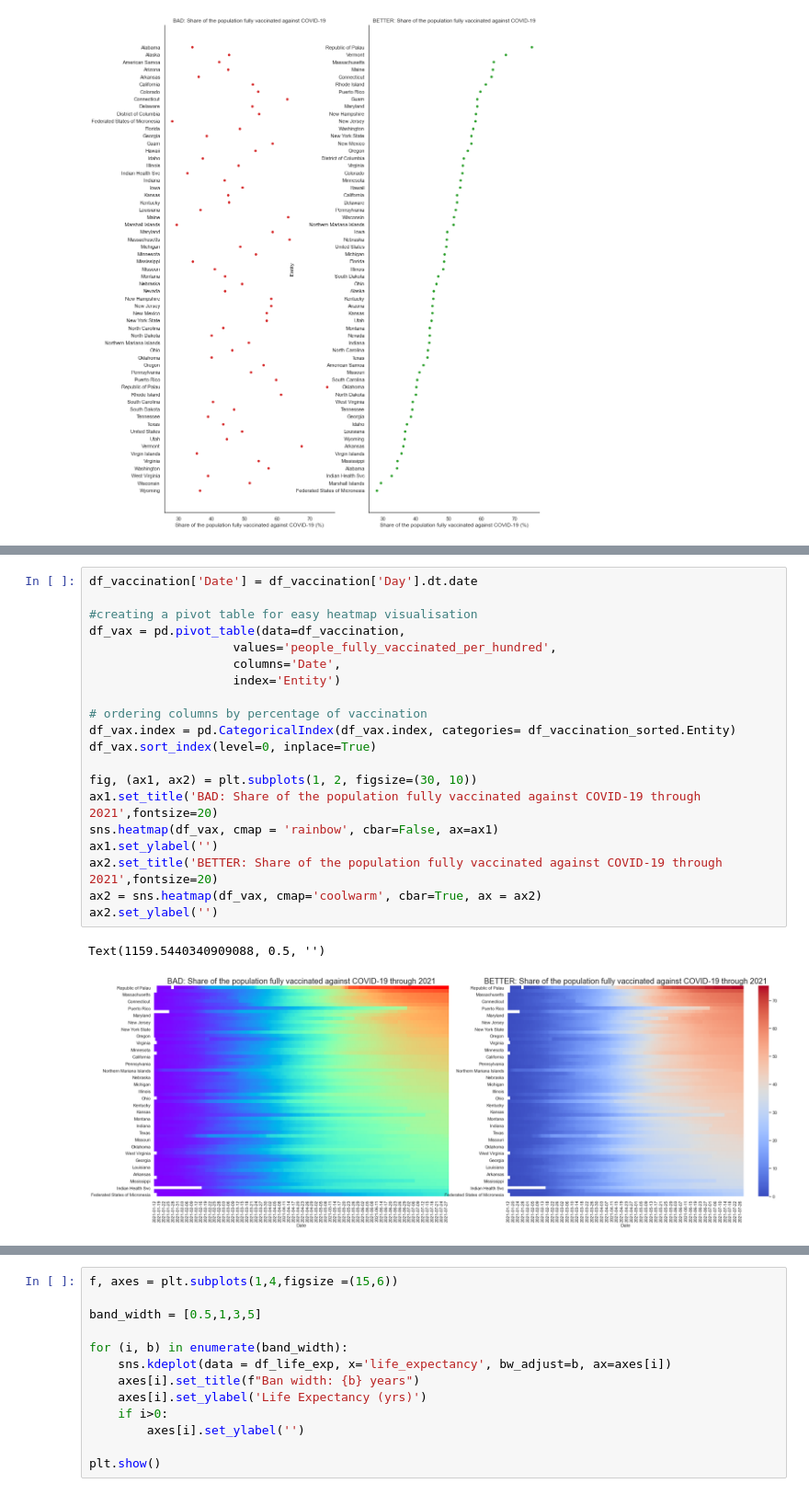
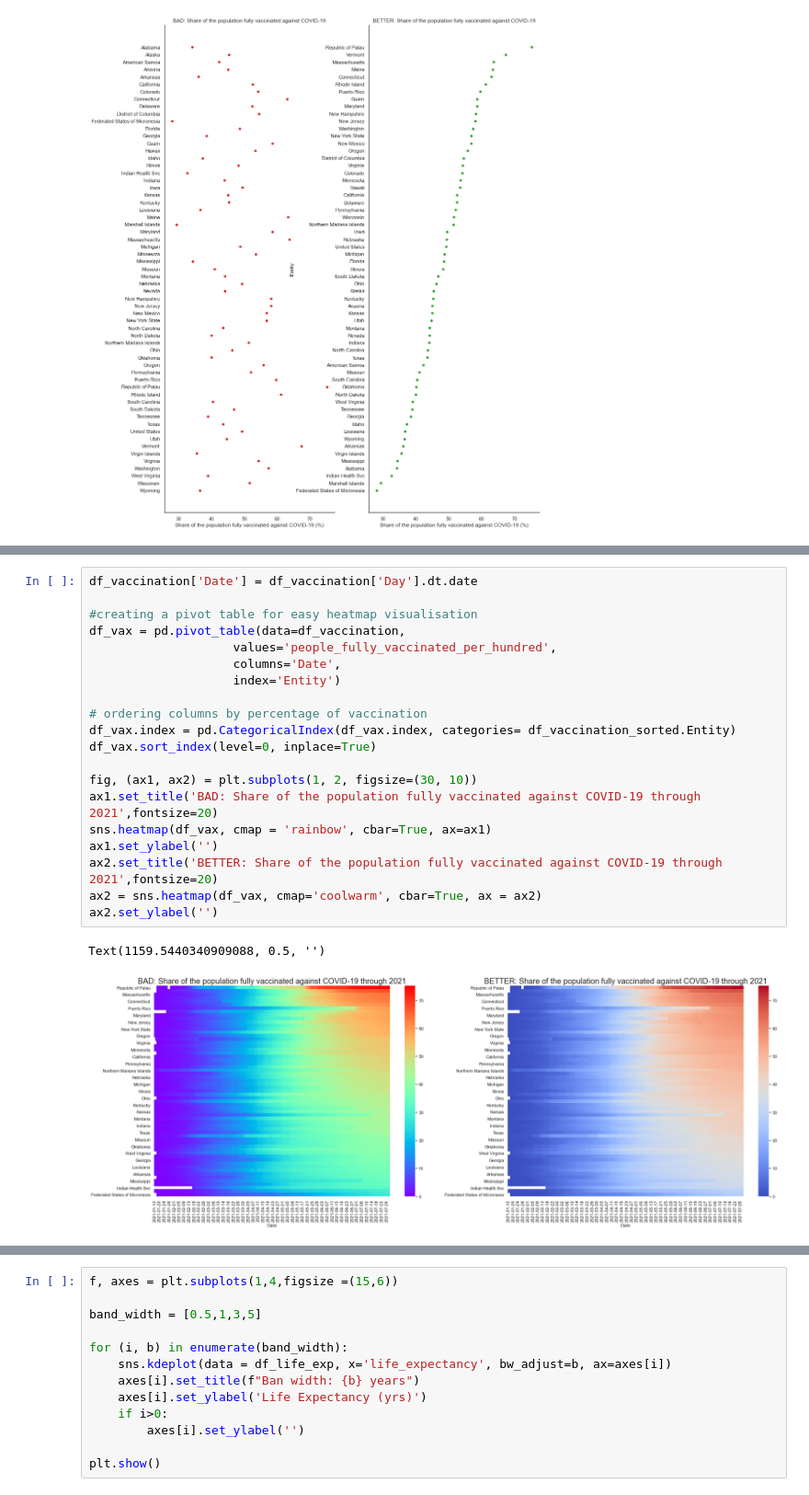
Before and after one commit to alan-turing-institute/rds-course, a Jupyter notebook: coursebook/modules/m3/m3.3.ipynb, the cells around one changed output, grey strips where cells are left out. Shown at 92% size. Saved outputs shown, nothing was run; the diff lists cells and outputs as text.

```diff
--- a/coursebook/modules/m3/m3.3.ipynb
+++ b/coursebook/modules/m3/m3.3.ipynb
@@ -98,23 +110,23 @@ Some points to beware of when using heatmaps:
 # %%
 df_vaccination['Date'] = df_vaccination['Day'].dt.date
 
 #creating a pivot table for easy heatmap visualisation
 df_vax = pd.pivot_table(data=df_vaccination,
                     values='people_fully_vaccinated_per_hundred',
                     columns='Date',
                     index='Entity')
 
 # ordering columns by percentage of vaccination
 df_vax.index = pd.CategoricalIndex(df_vax.index, categories= df_vaccination_sorted.Entity)
 df_vax.sort_index(level=0, inplace=True)
 
 fig, (ax1, ax2) = plt.subplots(1, 2, figsize=(30, 10))
 ax1.set_title('BAD: Share of the population fully vaccinated against COVID-19 through 2021',fontsize=20)
-sns.heatmap(df_vax, cmap = 'rainbow', cbar=False, ax=ax1)
+sns.heatmap(df_vax, cmap = 'rainbow', cbar=True, ax=ax1)
 ax1.set_ylabel('')
 ax2.set_title('BETTER: Share of the population fully vaccinated against COVID-19 through 2021',fontsize=20)
 ax2 = sns.heatmap(df_vax, cmap='coolwarm', cbar=True, ax = ax2)
 ax2.set_ylabel('')
 # %% [output]
 Text(1159.5440340909088, 0.5, '')
-[figure, old version]
+[figure, new version]
```
Also changed, not shown: parts of 28 cells of this notebook.
